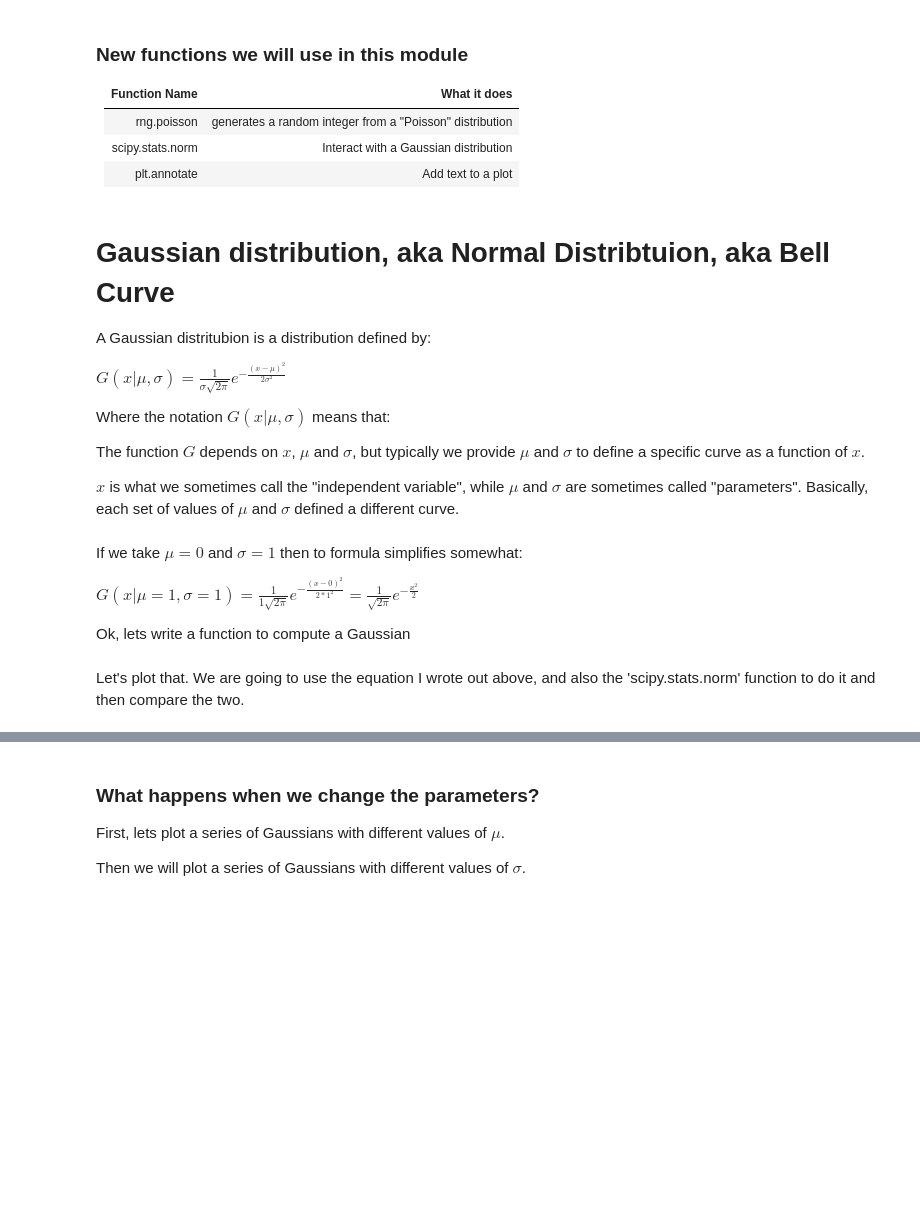
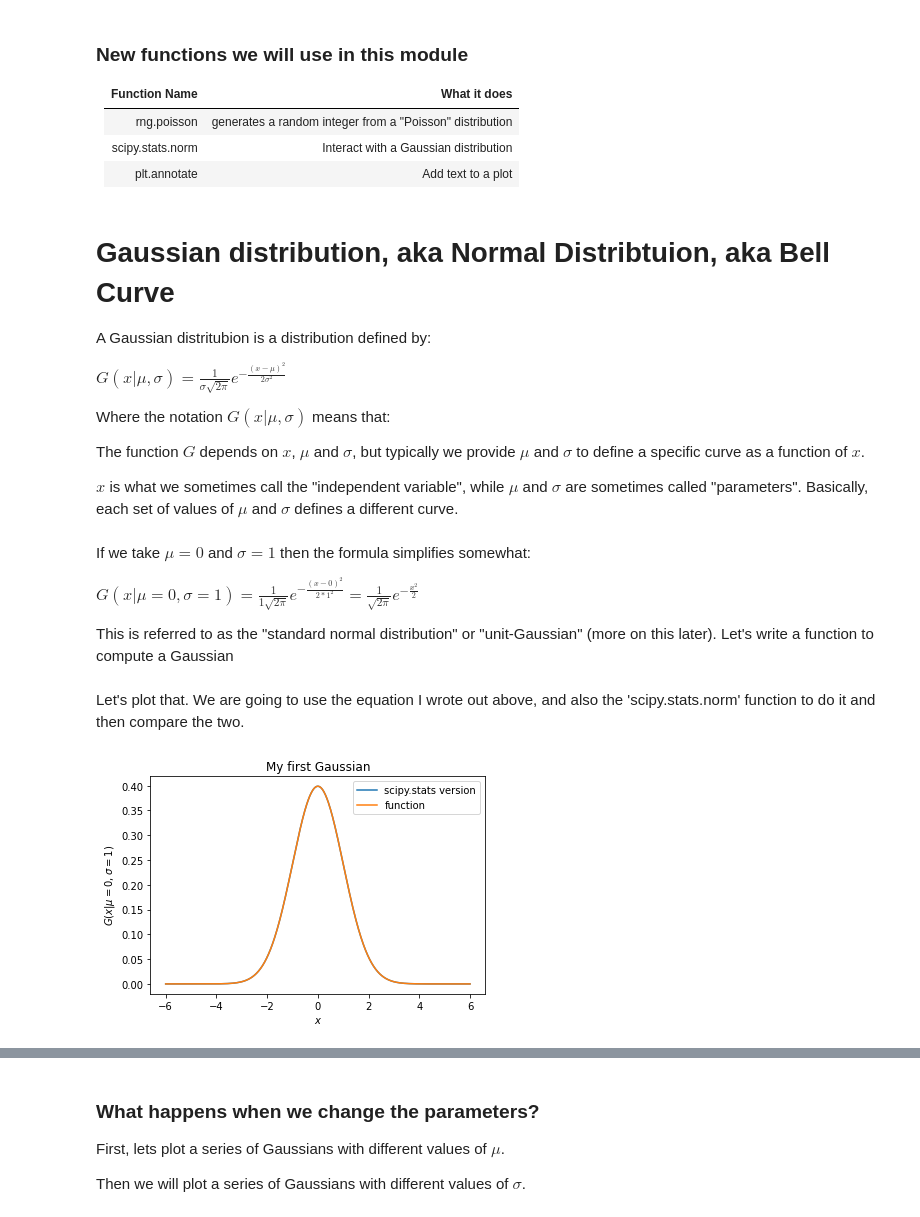
Before and after one commit to KIPAC/Physics89L, a Jupyter notebook: nb/04_01_Lets_Make_A_Gaussian.ipynb, the cells around one changed output, grey strips where cells are left out. Drawn from its saved outputs; the diff is of its cells as text; code cells hidden in the pictures; blank space fills up the shorter version.

```diff
--- a/nb/04_01_Lets_Make_A_Gaussian.ipynb
+++ b/nb/04_01_Lets_Make_A_Gaussian.ipynb
@@ -41,13 +41,13 @@ Where the notation $G(x | \mu, \sigma)$ means that:
 
 The function $G$ depends on $x$, $\mu$ and $\sigma$, but typically we provide $\mu$ and $\sigma$ to define a specific curve as a function of $x$.
 
-$x$ is what we sometimes call the "independent variable", while $\mu$ and $\sigma$ are sometimes called "parameters".  Basically, each set of values of $\mu$ and $\sigma$ defined a different curve.
+$x$ is what we sometimes call the "independent variable", while $\mu$ and $\sigma$ are sometimes called "parameters".  Basically, each set of values of $\mu$ and $\sigma$ defines a different curve.
 # %% [markdown]
-If we take $\mu = 0$ and $\sigma = 1$ then to formula simplifies somewhat:
+If we take $\mu = 0$ and $\sigma = 1$ then the formula simplifies somewhat:
 
-$G(x | \mu=1, \sigma=1) = \frac{1}{1\sqrt{2\pi}}e^{-\frac{(x - 0)^2}{2*1^2}} = \frac{1}{\sqrt{2\pi}}e^{-\frac{x^2}{2}}$
+$G(x | \mu=0, \sigma=1) = \frac{1}{1\sqrt{2\pi}}e^{-\frac{(x - 0)^2}{2*1^2}} = \frac{1}{\sqrt{2\pi}}e^{-\frac{x^2}{2}}$
 
-Ok, lets write a function to compute a Gaussian
+This is referred to as the "standard normal distribution" or "unit-Gaussian" (more on this later). Let's write a function to compute a Gaussian
 # %%
 def gaussian(x, mu=0., sigma=1.):
     return np.exp(-((x-mu)/(np.sqrt(2)*sigma))**2)/(sigma*np.sqrt(2*np.pi))
@@ -62,11 +62,13 @@ y_vals = stats.norm(loc=0, scale=1).pdf(x_vals)
 # %%
 plt.plot(x_vals, y_vals, label="scipy.stats version")
 plt.plot(x_vals, y_vals_check, label="function")
 plt.legend()
 plt.title("My first Gaussian")
 plt.xlabel(r'$x$')
-plt.ylabel(r'$G(x, \mu=0, \sigma=1)$')
+plt.ylabel(r'$G(x | \mu=0, \sigma=1)$')
 plt.show()
+# %% [output]
+[figure, added]
 # %% [markdown]
 ### Properties of a Gaussian
 
```
Also changed, not shown: parts of 21 cells of this notebook, 1 other file.
